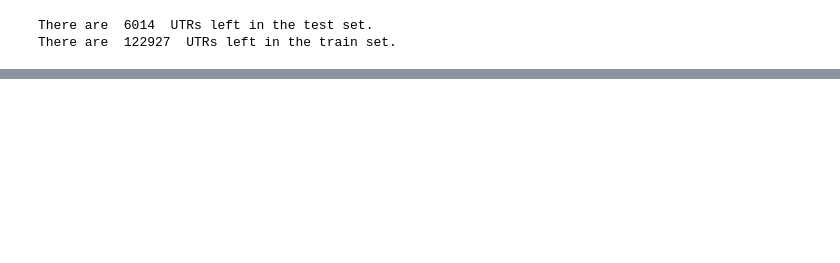
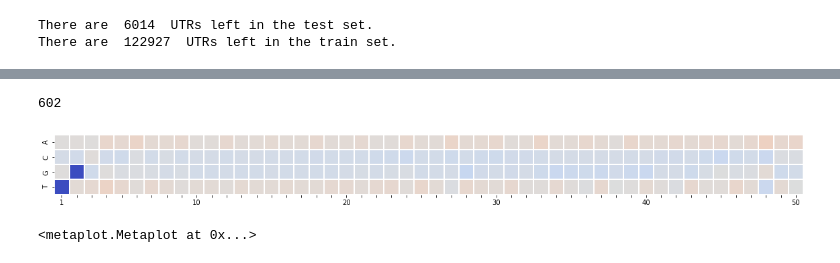
Before and after one commit to ohlerlab/mlcis, a Jupyter notebook: training_no_uorfs.ipynb, the cells around one changed output, grey strips where cells are left out. Drawn from its saved outputs; the diff is of its cells as text; code cells hidden in the pictures; blank space fills up the shorter version.

```diff
--- a/training_no_uorfs.ipynb
+++ b/training_no_uorfs.ipynb
@@ -164,0 +183,6 @@ e_test
+# %%
+plot_meta(e_test, model, subset='lowest_ten')
+# %% [output]
+602
+[figure, added]
+<metaplot.Metaplot at 0x...>
```
Also changed, not shown: parts of 25 cells of this notebook, 4 other files.
